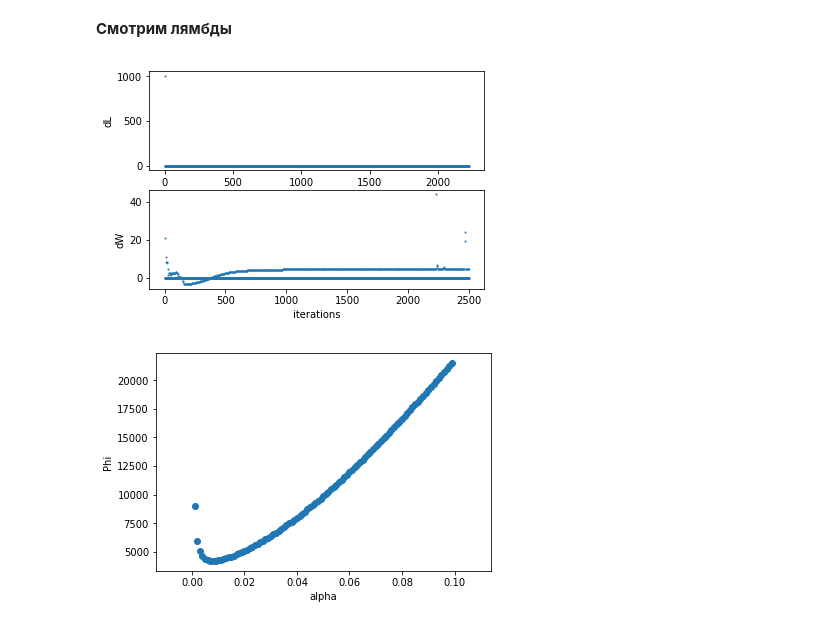
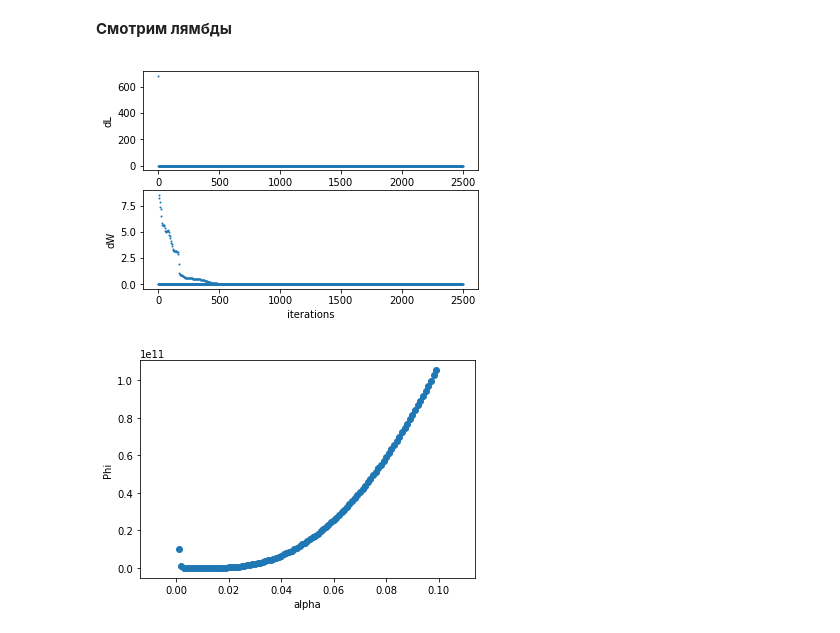
Before and after one commit to tamamolis/Gravity_traffic, a Jupyter notebook: corr_matrix_recovery.ipynb, the cells around one changed output. Cells and saved outputs as stored; diff of their text form; code cells hidden in the pictures.

```diff
--- a/corr_matrix_recovery.ipynb
+++ b/corr_matrix_recovery.ipynb
@@ -200,13 +176,15 @@ def Sinkhorn(k, lambda_W, lambda_W_prev, lambda_L, lambda_L_prev):
                 summa += ( np.exp(-lambda_W_prev[j]) /
                             L[i] * np.exp(1 + beta * alpha * T[i][j]) )
             lambda_L[i] = np.log(summa)
+            summa = 0
         lambda_W = lambda_W_prev
     else:
         for j in range(n):
             for i in range(n):
                 summa += ( np.exp(-lambda_L_prev[i]) /
-                            W[j] * np.exp(1 + beta * alpha * T[j][i]) )
+                            W[j] * np.exp(1 + beta * alpha * T[i][j]) )
             lambda_W[j] = np.log(summa)
+            summa = 0
         lambda_L = lambda_L_prev
     return lambda_W, lambda_L
 
@@ -277,21 +255,23 @@ plt.xlabel('iterations')
 
 plt.show()
 # %% [output]
-[figure, old version]
+[figure, new version]
 # %%
 num_iter = 500
 alpha = 1.0
 beta_range = np.arange(0.0, 0.1, 0.001)
 phi_list = []
+res_list = []
 ph = 0
 for beta in beta_range:
     ph, _, _ = iterate(beta, alpha, L, W, num_iter)
     phi_list.append(ph)
+    res_list.append(np.sum((ph - d)*(ph - d)))
 #     print(ph, beta)
 # %%
-plt.scatter(beta_range, phi_list)
+plt.scatter(beta_range, res_list)
 plt.ylabel('Phi')
 plt.xlabel('alpha')
 plt.show()
 # %% [output]
-[figure, old version]
+[figure, new version]
```
Also changed, not shown: parts of 6 cells of this notebook.
